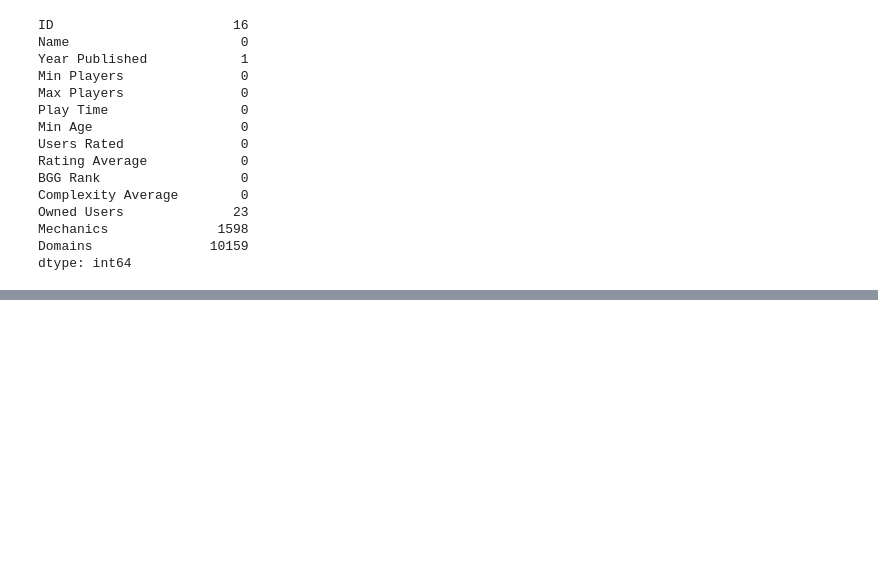
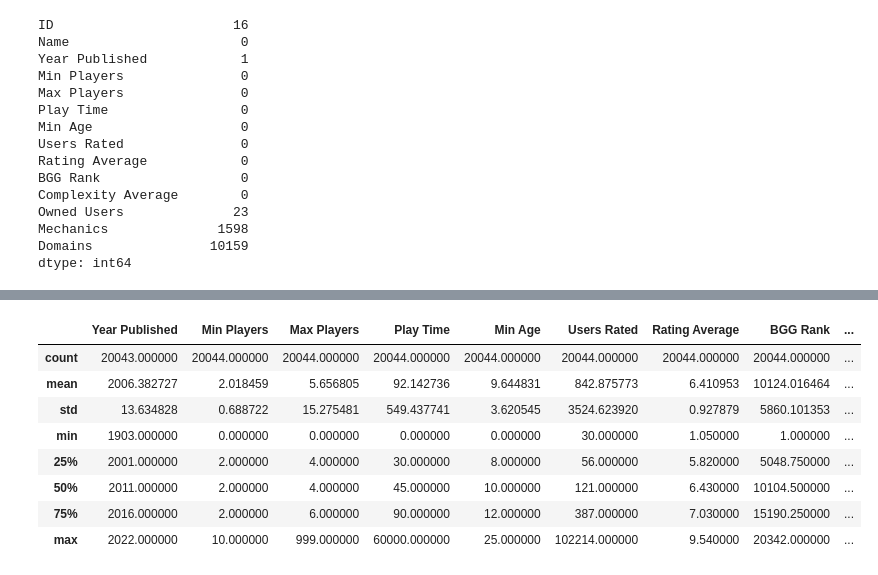
Before and after one commit to DovWong/EDA-PRoject, a Jupyter notebook: Start.ipynb, the cells around one changed output, grey strips where cells are left out. Drawn from its saved outputs; the diff is of its cells as text; code cells hidden in the pictures; blank space fills up the shorter version.

```diff
--- a/Start.ipynb
+++ b/Start.ipynb
@@ -105,0 +165,12 @@ dtype: int64
+# %%
+df.describe()
+# %% [output]
+|  | Year Published | Min Players | Max Players | Play Time | Min Age | Users Rated | Rating Average | BGG Rank | ... |
+| count | 20043.000000 | 20044.000000 | 20044.000000 | 20044.000000 | 20044.000000 | 20044.000000 | 20044.000000 | 20044.000000 | ... |
+| mean | 2006.382727 | 2.018459 | 5.656805 | 92.142736 | 9.644831 | 842.875773 | 6.410953 | 10124.016464 | ... |
+| std | 13.634828 | 0.688722 | 15.275481 | 549.437741 | 3.620545 | 3524.623920 | 0.927879 | 5860.101353 | ... |
+| min | 1903.000000 | 0.000000 | 0.000000 | 0.000000 | 0.000000 | 30.000000 | 1.050000 | 1.000000 | ... |
+| 25% | 2001.000000 | 2.000000 | 4.000000 | 30.000000 | 8.000000 | 56.000000 | 5.820000 | 5048.750000 | ... |
+| 50% | 2011.000000 | 2.000000 | 4.000000 | 45.000000 | 10.000000 | 121.000000 | 6.430000 | 10104.500000 | ... |
+| 75% | 2016.000000 | 2.000000 | 6.000000 | 90.000000 | 12.000000 | 387.000000 | 7.030000 | 15190.250000 | ... |
+| max | 2022.000000 | 10.000000 | 999.000000 | 60000.000000 | 25.000000 | 102214.000000 | 9.540000 | 20342.000000 | ... |
```
Also changed, not shown: parts of 9 cells of this notebook.
